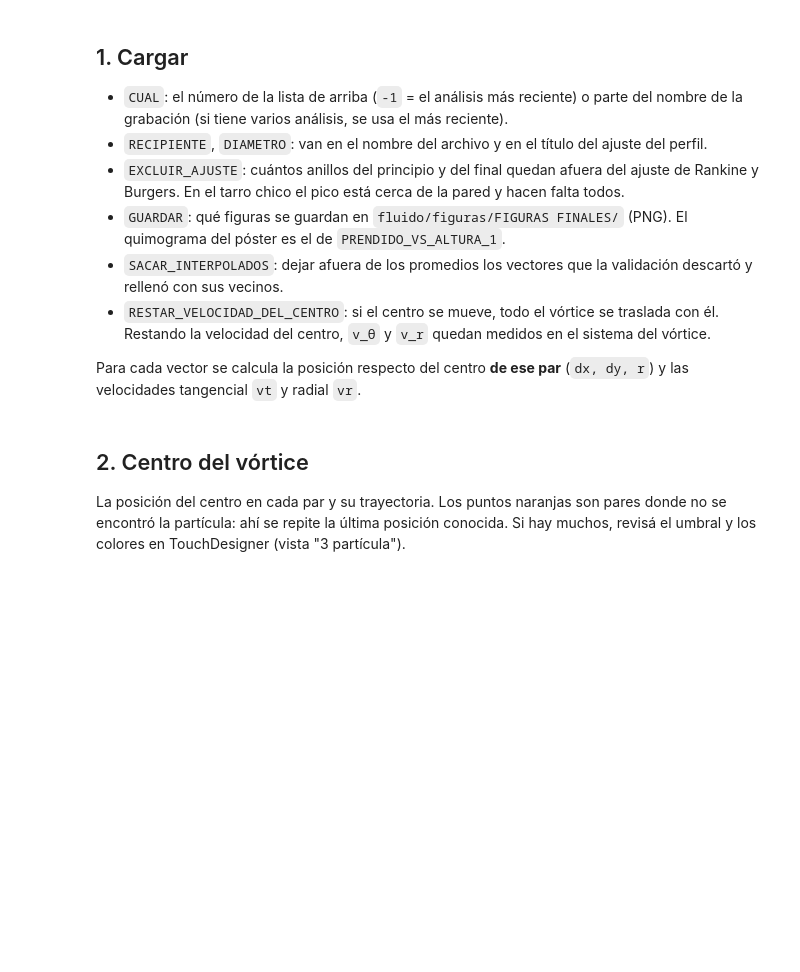
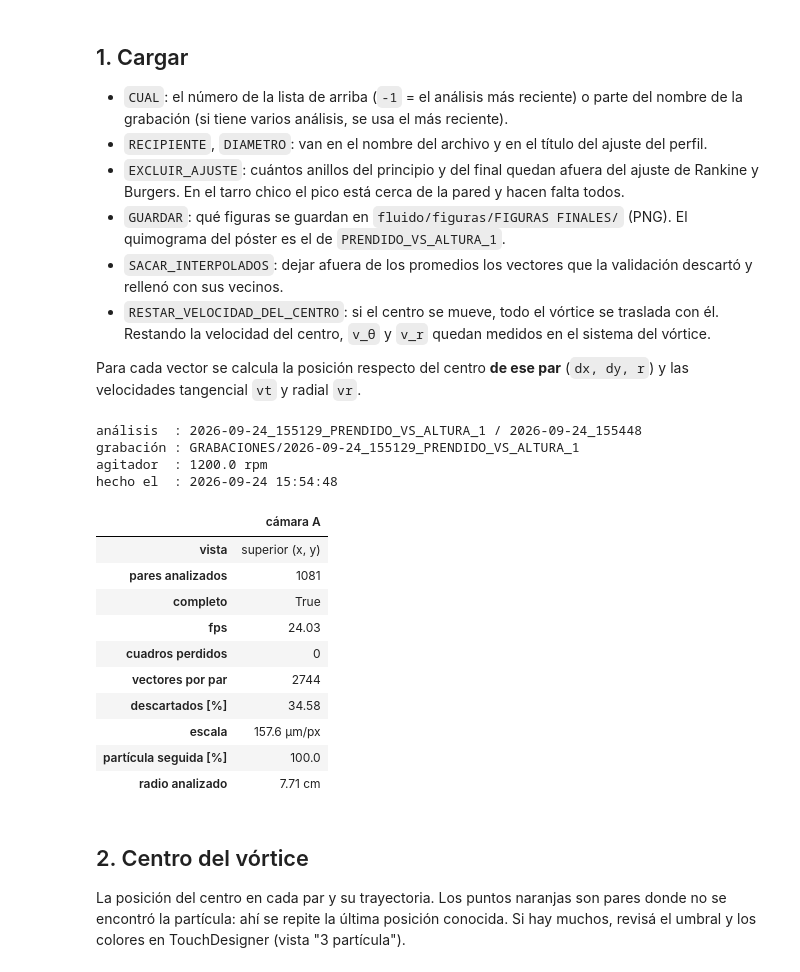
Before and after one commit to olistarosta/labo-5-2026, a Jupyter notebook: fluido/analisis/graficar_glitter.ipynb, the cells around one changed output. Drawn from its saved outputs; the diff is of its cells as text; code cells hidden in the pictures; blank space fills up the shorter version.

```diff
--- a/fluido/analisis/graficar_glitter.ipynb
+++ b/fluido/analisis/graficar_glitter.ipynb
@@ -68,7 +86,7 @@ for i, p in enumerate(analisis):
 Para cada vector se calcula la posición respecto del centro **de ese par** (`dx, dy, r`) y las
 velocidades tangencial `vt` y radial `vr`.
 # %%
-CUAL = "barrido_velocidades_palangana_4"
+CUAL = -8
 RECIPIENTE = "palangana"        # va en el nombre del archivo del ajuste
 DIAMETRO = "19.6 ± 0.5"         # cm, diámetro del recipiente (va en el título del ajuste)
 EXCLUIR_AJUSTE = (4, 5)         # anillos que no entran al ajuste: (del centro, del borde)
@@ -143,33 +161,49 @@ def cargar(L, cam):
         meta=cam,
     )
 
 
 camaras = {L: cargar(L, cam) for L, cam in sorted(P["camaras"].items())}
 
 print(f"análisis  : {CARPETA.parent.name} / {CARPETA.name}")
 print(f"grabación : {P['grabacion']}")
 print(f"agitador  : {info.get('velocidad_agitador_rpm')} rpm")
 print(f"hecho el  : {P['fecha_analisis']}" + ("   (detenido a mano)" if P["detenido_a_mano"] else ""))
 for L, c in camaras.items():
     if c["unidad"] == "px":
         print(f"\n¡OJO! la cámara {L} no está calibrada: sus gráficos quedan en px.")
 
 pd.DataFrame({
     f"cámara {L}": {
         "vista": c["vista"],
         "pares analizados": c["meta"]["pares_analizados"],
         "completo": c["meta"]["completo"],
         "fps": round(c["meta"]["tiempo"]["fps"], 2),
         "cuadros perdidos": c["meta"]["tiempo"]["cuadros_perdidos"],
         "vectores por par": c["meta"]["vectores_por_par"],
         "descartados [%]": round(c["meta"].get("descartados_pct",
                                                c["meta"].get("interpolados_pct", 0)), 2),
         "escala": f"{c['s'] * 1e4:.1f} µm/px" if c["unidad"] == "cm" else "sin calibrar",
         "partícula seguida [%]": round(100 * c["centro"]["seguido"].mean(), 1),
         "radio analizado": f"{c['R']:.2f} {c['unidad']}",
     }
     for L, c in camaras.items()
 })
+# %% [output]
+análisis  : 2026-09-24_155129_PRENDIDO_VS_ALTURA_1 / 2026-09-24_155448
+grabación : GRABACIONES/2026-09-24_155129_PRENDIDO_VS_ALTURA_1
+agitador  : 1200.0 rpm
+hecho el  : 2026-09-24 15:54:48
+|  | cámara A |
+| vista | superior (x, y) |
+| pares analizados | 1081 |
+| completo | True |
+| fps | 24.03 |
+| cuadros perdidos | 0 |
+| vectores por par | 2744 |
+| descartados [%] | 34.58 |
+| escala | 157.6 µm/px |
+| partícula seguida [%] | 100.0 |
+| radio analizado | 7.71 cm |
 # %% [markdown]
 ## 2. Centro del vórtice
 
```
Also changed, not shown: parts of 7 cells of this notebook, 2 other files.
